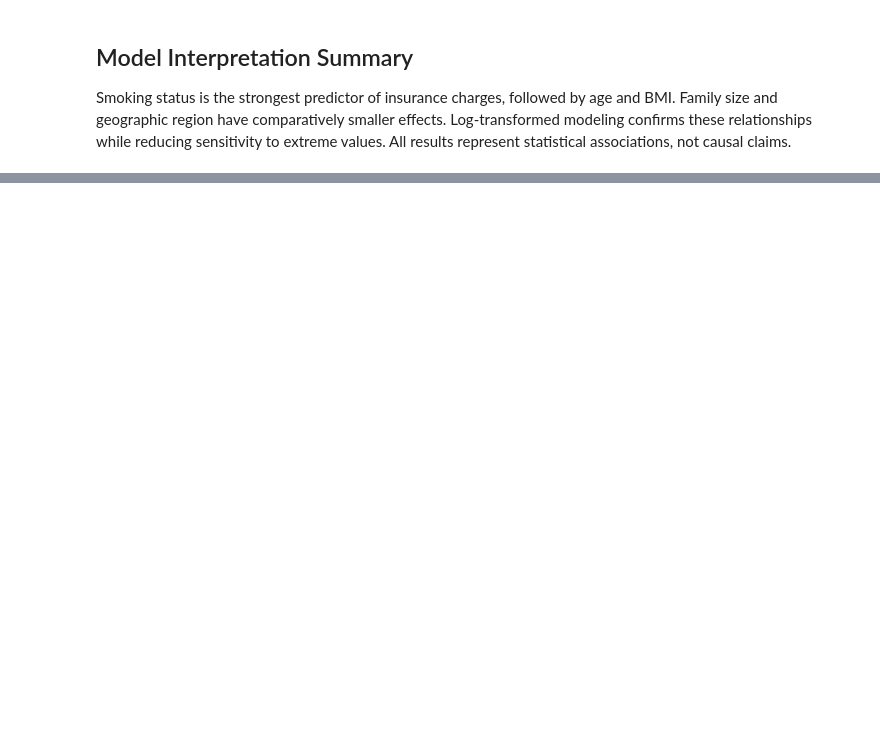
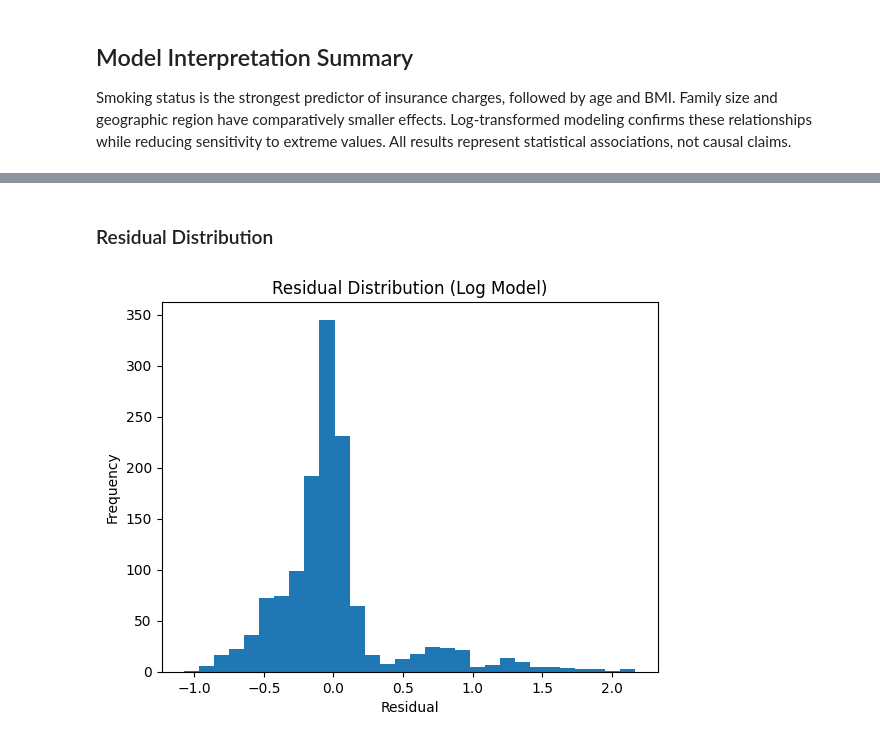
Before and after one commit to mohsinpotrick/Task_09_Project, a Jupyter notebook: notebooks/modelling.ipynb, the cells around one changed output, grey strips where cells are left out. Saved outputs shown, nothing was run; the diff lists cells and outputs as text; code cells hidden in the pictures; blank space fills up the shorter version.

```diff
--- a/notebooks/modelling.ipynb
+++ b/notebooks/modelling.ipynb
@@ -124,0 +149,13 @@ def test_model_executes():
+# %% [markdown]
+### Residual Distribution
+# %%
+residuals = log_model.resid
+
+plt.figure()
+plt.hist(residuals, bins=30)
+plt.title("Residual Distribution (Log Model)")
+plt.xlabel("Residual")
+plt.ylabel("Frequency")
+plt.show()
+# %% [output]
+[figure, added]
```
Also changed, not shown: parts of 11 cells of this notebook, 4 other files.
